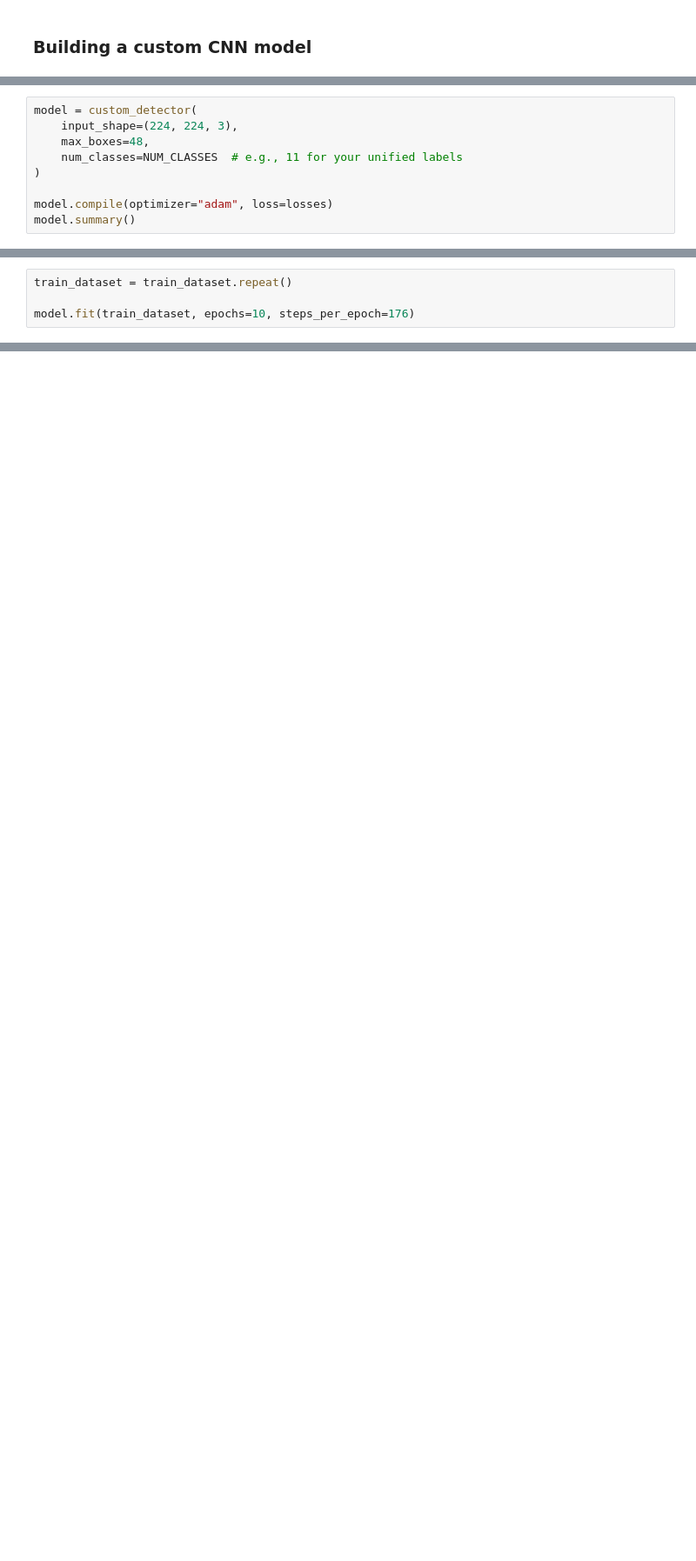
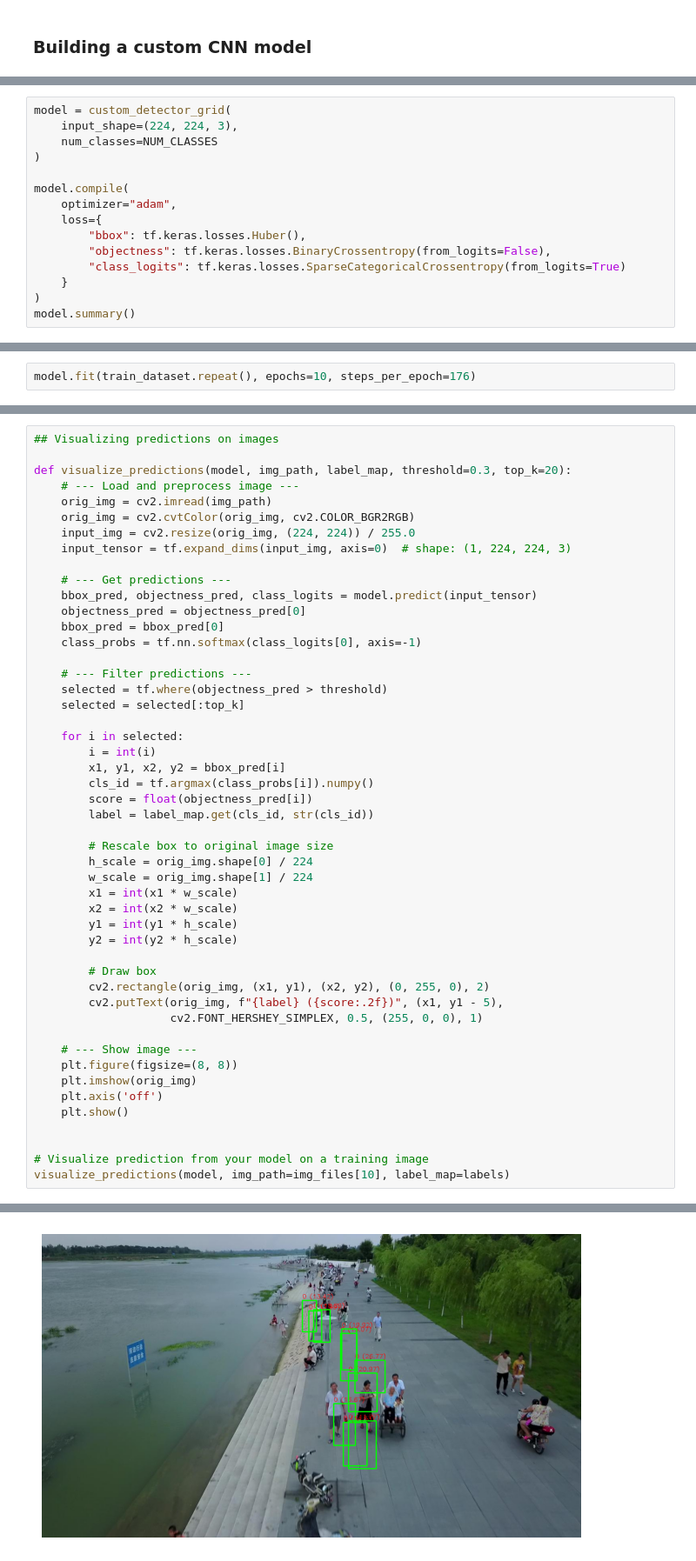
Before and after one commit to sidpatondikar/Video-object-detection, a Jupyter notebook: src/model_prep.ipynb, the cells around one changed output, grey strips where cells are left out. Shown at 87% size. Cells and saved outputs as stored; diff of their text form; blank space fills up the shorter version.

Commit message:
Building custom CNN - spatial grid head v2

```diff
--- a/src/model_prep.ipynb
+++ b/src/model_prep.ipynb
@@ -282,11 +282,17 @@ losses = {
 # %%
-model = custom_detector(
+model = custom_detector_grid(
     input_shape=(224, 224, 3),
-    max_boxes=48,
-    num_classes=NUM_CLASSES  # e.g., 11 for your unified labels
+    num_classes=NUM_CLASSES
 )
 
-model.compile(optimizer="adam", loss=losses)
+model.compile(
+    optimizer="adam",
+    loss={
+        "bbox": tf.keras.losses.Huber(),
+        "objectness": tf.keras.losses.BinaryCrossentropy(from_logits=False),
+        "class_logits": tf.keras.losses.SparseCategoricalCrossentropy(from_logits=True)
+    }
+)
 model.summary()
 # %% [output]
 Model: "functional_2"
@@ -312,7 +318,5 @@ Model: "functional_2"
  Non-trainable params: 0 (0.00 B)
 # %%
-train_dataset = train_dataset.repeat()
-
-model.fit(train_dataset, epochs=10, steps_per_epoch=176)
+model.fit(train_dataset.repeat(), epochs=10, steps_per_epoch=176)
 # %% [output]
 Epoch 1/10
@@ -344,0 +343,50 @@ Epoch 10/10
+# %%
+## Visualizing predictions on images
+
+def visualize_predictions(model, img_path, label_map, threshold=0.3, top_k=20):
+    # --- Load and preprocess image ---
+    orig_img = cv2.imread(img_path)
+    orig_img = cv2.cvtColor(orig_img, cv2.COLOR_BGR2RGB)
+    input_img = cv2.resize(orig_img, (224, 224)) / 255.0
+    input_tensor = tf.expand_dims(input_img, axis=0)  # shape: (1, 224, 224, 3)
+
+    # --- Get predictions ---
+    bbox_pred, objectness_pred, class_logits = model.predict(input_tensor)
+    objectness_pred = objectness_pred[0]
+    bbox_pred = bbox_pred[0]
+    class_probs = tf.nn.softmax(class_logits[0], axis=-1)
+
+    # --- Filter predictions ---
+    selected = tf.where(objectness_pred > threshold)
+    selected = selected[:top_k]
+
+    for i in selected:
+        i = int(i)
+        x1, y1, x2, y2 = bbox_pred[i]
+        cls_id = tf.argmax(class_probs[i]).numpy()
+        score = float(objectness_pred[i])
+        label = label_map.get(cls_id, str(cls_id))
+
+        # Rescale box to original image size
+        h_scale = orig_img.shape[0] / 224
+        w_scale = orig_img.shape[1] / 224
+        x1 = int(x1 * w_scale)
+        x2 = int(x2 * w_scale)
+        y1 = int(y1 * h_scale)
+        y2 = int(y2 * h_scale)
+
+        # Draw box
+        cv2.rectangle(orig_img, (x1, y1), (x2, y2), (0, 255, 0), 2)
+        cv2.putText(orig_img, f"{label} ({score:.2f})", (x1, y1 - 5),
+                    cv2.FONT_HERSHEY_SIMPLEX, 0.5, (255, 0, 0), 1)
+
+    # --- Show image ---
+    plt.figure(figsize=(8, 8))
+    plt.imshow(orig_img)
+    plt.axis('off')
+    plt.show()
+
+
+# Visualize prediction from your model on a training image
+visualize_predictions(model, img_path=img_files[10], label_map=labels)
+# %% [output]
@@ -344,0 +394 @@ Epoch 10/10
+[figure, added]
```
Also changed, not shown: parts of 10 cells of this notebook.
